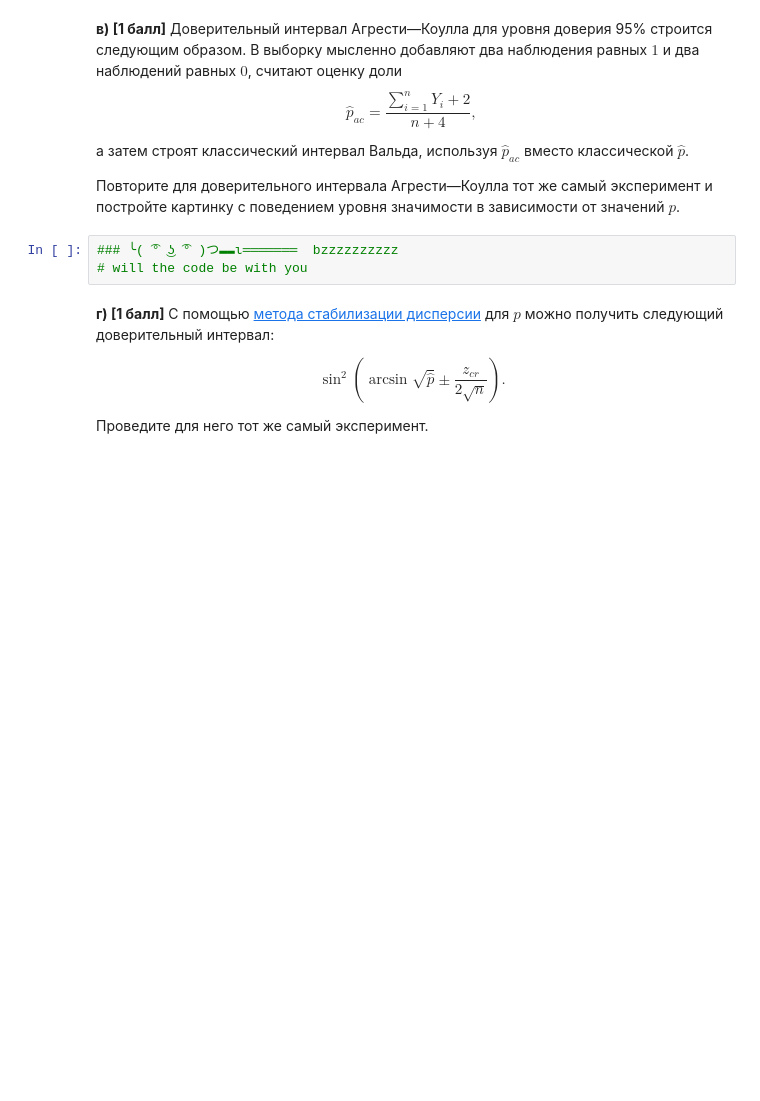
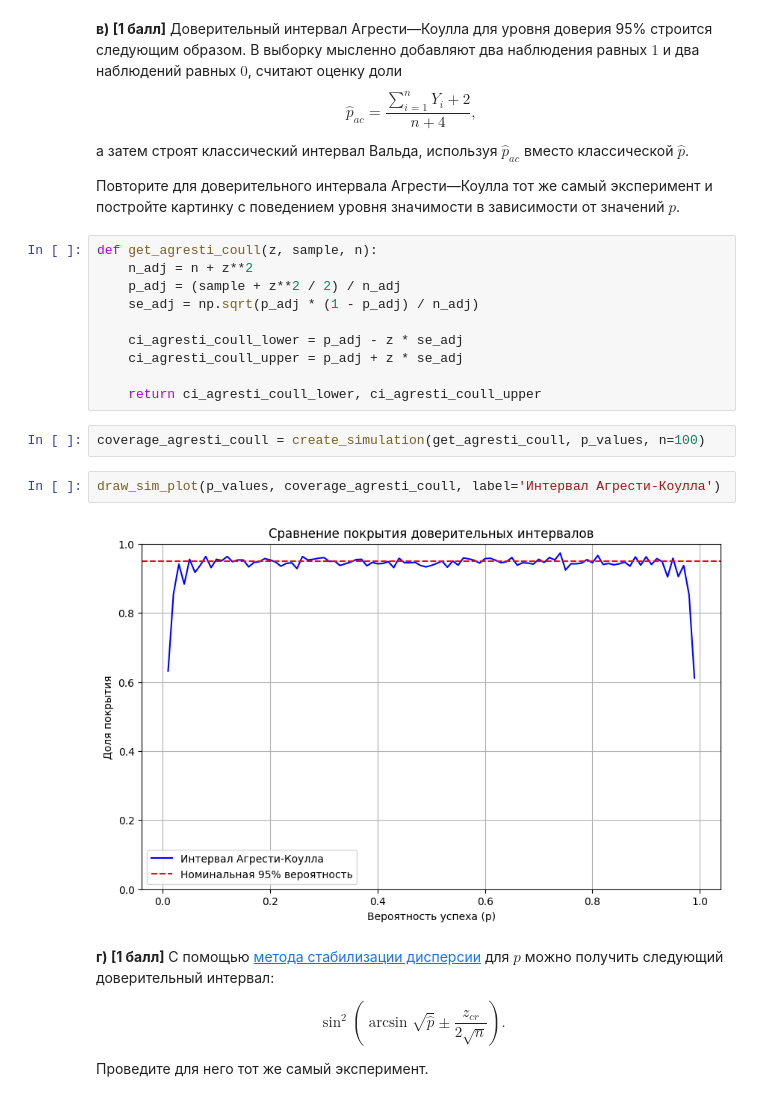
Before and after one commit to xanderkov/HSE-Math-Stat, a Jupyter notebook: hw-02/hw02-Kovel-Alexander.ipynb, the cells around one changed output. Drawn from its saved outputs; the diff is of its cells as text; blank space fills up the shorter version.

```diff
--- a/hw-02/hw02-Kovel-Alexander.ipynb
+++ b/hw-02/hw02-Kovel-Alexander.ipynb
@@ -186,8 +210,21 @@ $$
 
 Повторите для доверительного интервала Агрести—Коулла тот же самый эксперимент и постройте картинку с поведением уровня значимости в зависимости от значений $p$.
 # %%
-### ╰( ͡° ͜ʖ ͡° )つ▬▬ι═══════  bzzzzzzzzzz
-# will the code be with you
+def get_agresti_coull(z, sample, n):
+    n_adj = n + z**2
+    p_adj = (sample + z**2 / 2) / n_adj
+    se_adj = np.sqrt(p_adj * (1 - p_adj) / n_adj)
+
+    ci_agresti_coull_lower = p_adj - z * se_adj
+    ci_agresti_coull_upper = p_adj + z * se_adj
+
+    return ci_agresti_coull_lower, ci_agresti_coull_upper
+# %%
+coverage_agresti_coull = create_simulation(get_agresti_coull, p_values, n=100)
+# %%
+draw_sim_plot(p_values, coverage_agresti_coull, label='Интервал Агрести-Коулла')
+# %% [output]
+[figure, added]
 # %% [markdown]
 __г) [1 балл]__ С помощью [метода стабилизации дисперсии](https://youtu.be/JGNwZKwE2h0) для $p$ можно получить следующий доверительный интервал:
 
```
Also changed, not shown: parts of 16 cells of this notebook, 1 other file.
